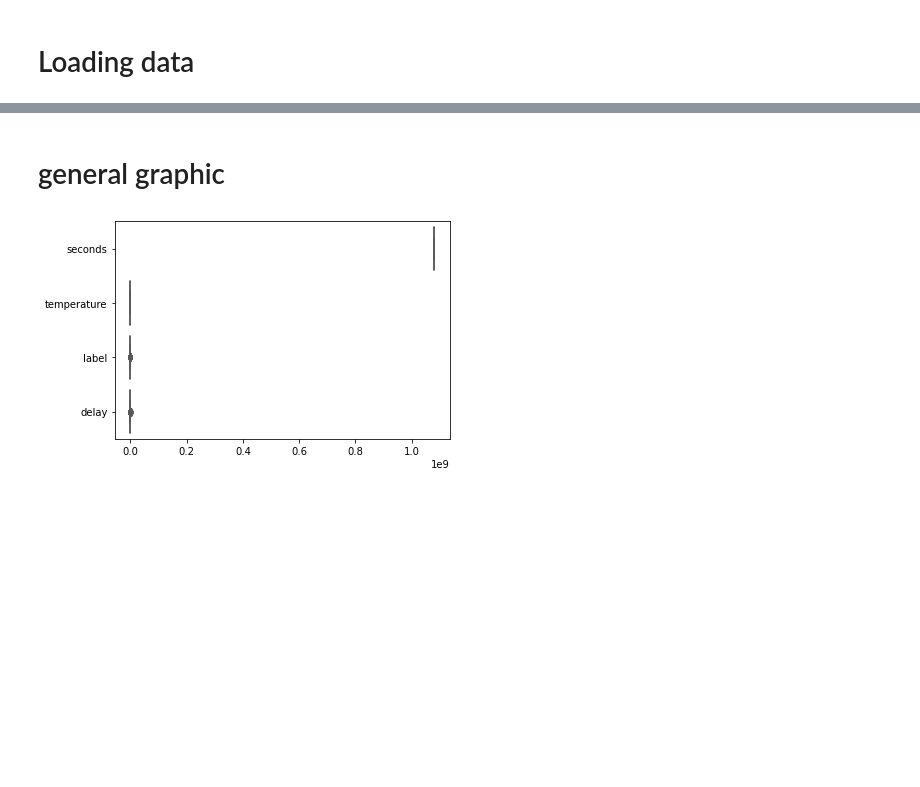
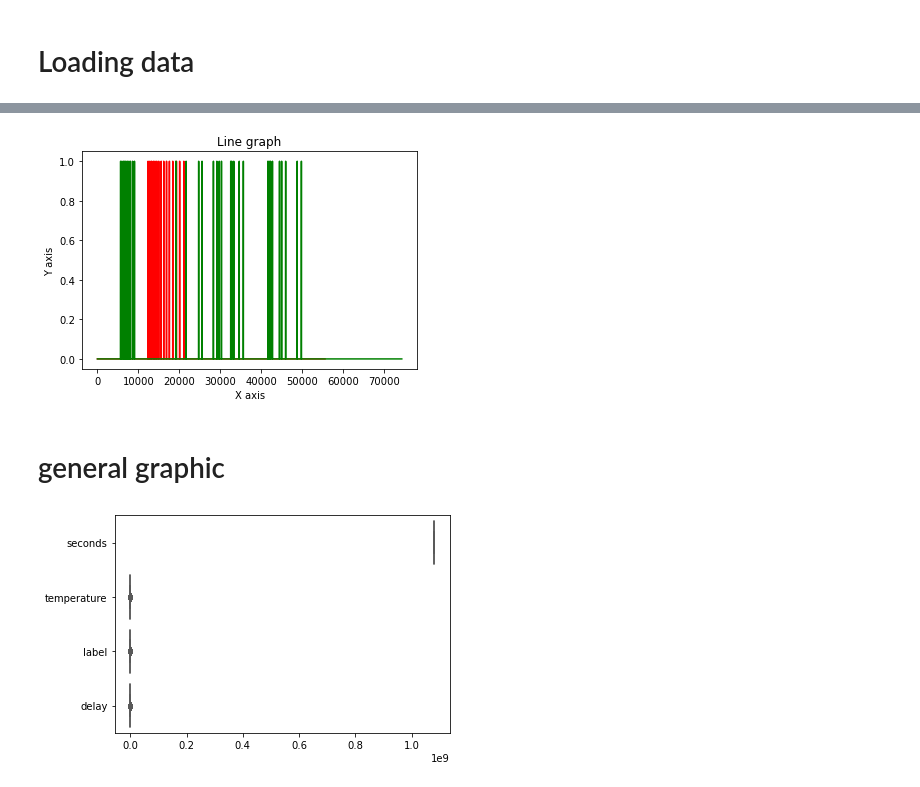
Before and after one commit to SilvaEngComp/Paper-SDN-ML-Algorithms, a Jupyter notebook: approach multisensor/graphic_analisys - preprocessed data.ipynb, the cells around one changed output, grey strips where cells are left out. Cells and saved outputs as stored; diff of their text form; code cells hidden in the pictures; blank space fills up the shorter version.

```diff
--- a/approach multisensor/graphic_analisys - preprocessed data.ipynb
+++ b/approach multisensor/graphic_analisys - preprocessed data.ipynb
@@ -27,3 +27,12 @@ plt.show()
+# %%
+plt.title("Line graph")
+plt.xlabel("X axis")
+plt.ylabel("Y axis")
+plt.plot(np.arange(len(train.label)), train.label, color ="red")
+plt.plot(np.arange(len(test.label)), test.label, color ="green")
+plt.show()
+# %% [output]
+[figure, added]
 # %% [markdown]
 # general graphic
 # %%
```
Also changed, not shown: parts of 12 cells of this notebook, 10 other files.
